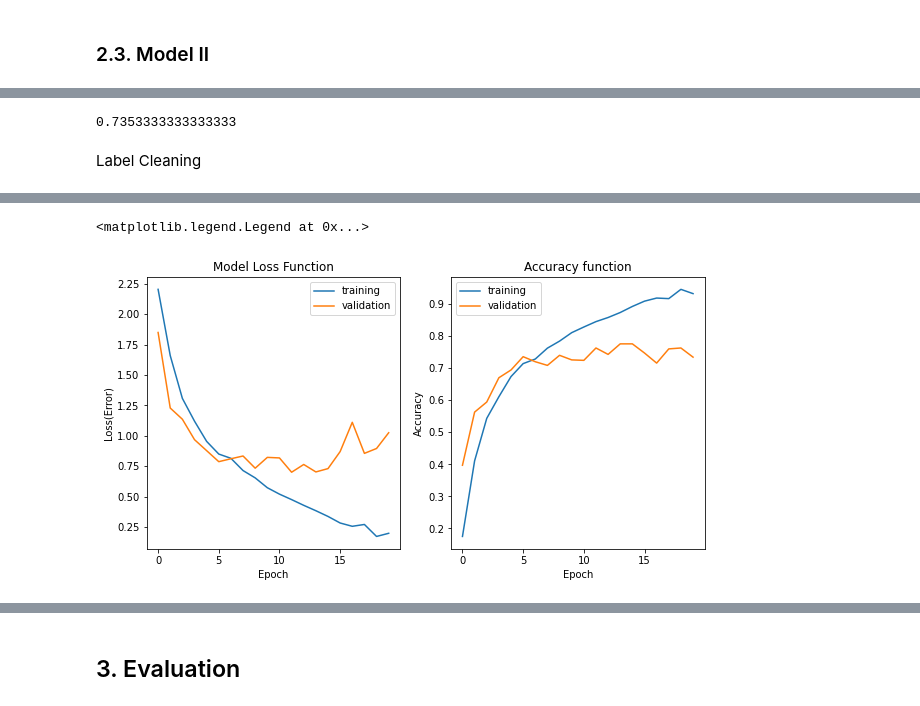
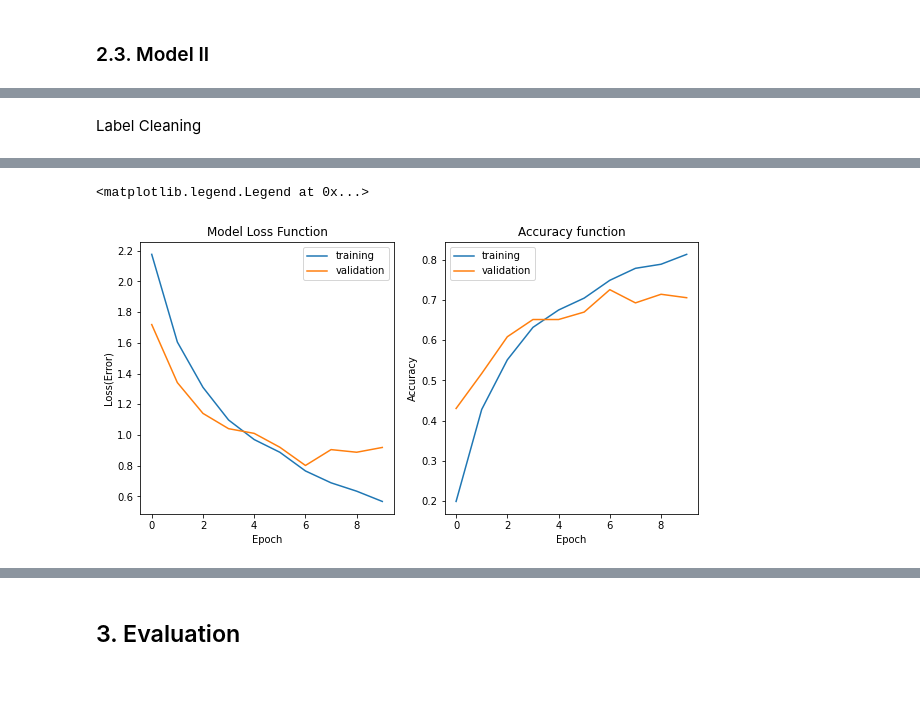
Before and after one commit to TZstatsADS/ads-spring2023-project3-group-5, a Jupyter notebook: doc/main_neuralNetwork - Copy.ipynb, the cells around one changed output, grey strips where cells are left out. Cells and saved outputs as stored; diff of their text form; code cells hidden in the pictures.

```diff
--- a/doc/main_neuralNetwork - Copy.ipynb
+++ b/doc/main_neuralNetwork - Copy.ipynb
@@ -358,10 +315,0 @@ testing=to_categorical(testing,num_classes=10)
-# %%
-cnt=0
-for i in range(len(testing)):
-    for j in range(10):
-        if testing[i][j]==y_test[i][j]==1:
-            cnt+=1
-print(cnt/len(testing))
-#First iteration accuracy
-# %% [output]
-0.7353333333333333
@@ -395,7 +341,7 @@ label_clearing_model = Model(inputs=[temp_model.input, y.input], outputs=z)
 # %%
 label_clearing_model.compile(optimizer=sgd,loss="categorical_crossentropy",metrics=["accuracy"])
 history=label_clearing_model.fit([image_train_clean,y_train_noisy],y_train_clean,
-                                 epochs=20,
+                                 epochs=10,
                                  verbose=1,
                                  validation_split=0.1,
                                  batch_size=128)
@@ -433,2 +382,2 @@ Epoch 20/20
 <matplotlib.legend.Legend at 0x...>
-[figure, old version]
+[figure, new version]
```
Also changed, not shown: parts of 24 cells of this notebook.
